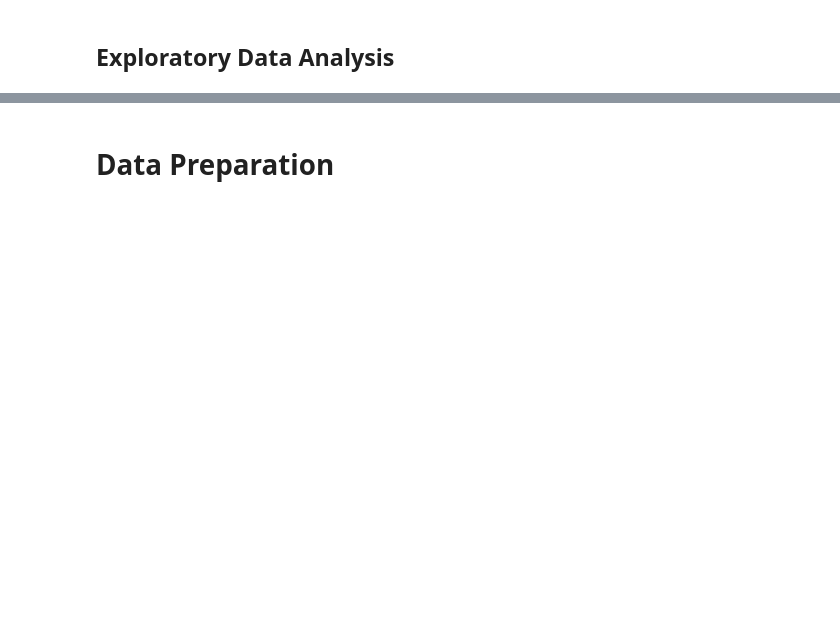
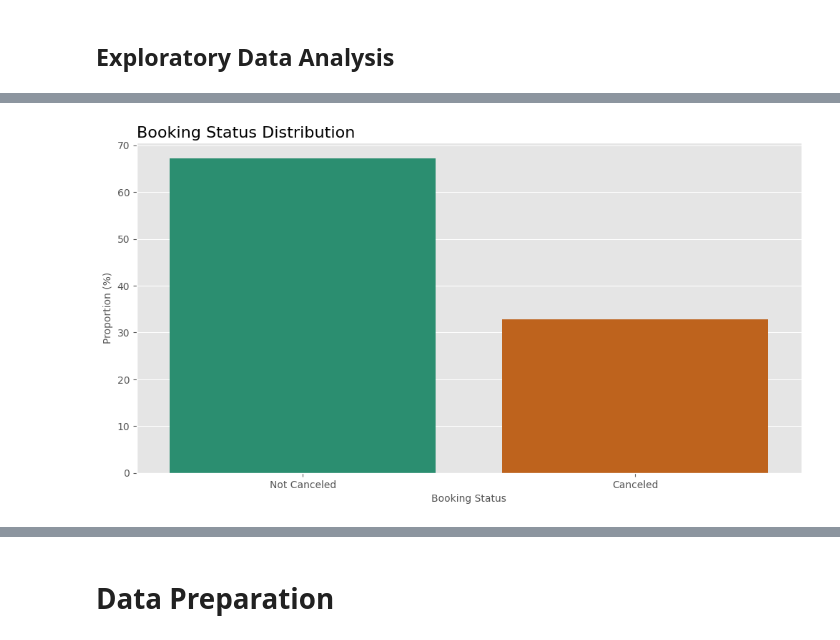
Before and after one commit to datalopes1/hotel_reservations, a Jupyter notebook: notebooks/Hotel Reservations Prediction.ipynb, the cells around one changed output, grey strips where cells are left out. Drawn from its saved outputs; the diff is of its cells as text; code cells hidden in the pictures; blank space fills up the shorter version.

Commit message:
update: complete notebook

```diff
--- a/notebooks/Hotel Reservations Prediction.ipynb
+++ b/notebooks/Hotel Reservations Prediction.ipynb
@@ -15,2 +37,34 @@
+# %%
+# Data manipulation
+import pandas as pd
+import numpy as np
+
+# EDA
+import matplotlib.pyplot as plt
+import seaborn as sns
+
+# Machine Learning
+from lightgbm import LGBMClassifier
+
+# Pre-processing
+import optuna
+from sklearn import metrics
+from sklearn.model_selection import train_test_split, StratifiedKFold, cross_val_score
+from sklearn.pipeline import Pipeline
+from sklearn.impute import SimpleImputer
+from sklearn.preprocessing import FunctionTransformer
+from sklearn.compose import ColumnTransformer
+from feature_engine.imputation import MeanMedianImputer, CategoricalImputer
+from category_encoders import TargetEncoder, OrdinalEncoder
+
+# Notebook config
+import warnings
+warnings.filterwarnings('ignore')
+plt.style.use('ggplot')
+sns.set_palette('Dark2')
+pd.set_option('display.max_rows', 50)
+pd.set_option('display.max_columns', None)
+# %%
+data = pd.read_csv("../data/raw/Hotel Reservations.csv")
 # %% [markdown]
 ## Data quality
@@ -18,0 +188,10 @@
+# %%
+fig, ax = plt.subplots(figsize = (12, 6))
+sns.countplot(x = data['booking_status'], hue = data['booking_status'], stat = 'percent')
+ax.set_title("Booking Status Distribution", fontsize = 16, pad = 5, loc = 'left')
+ax.set_xlabel("Booking Status", fontsize = 10)
+ax.set_ylabel("Proportion (%)", fontsize = 10)
+ax.set_xticklabels(['Not Canceled', 'Canceled'])
+plt.show()
+# %% [output]
+[figure, added]
```
Also changed, not shown: parts of 71 cells of this notebook.
